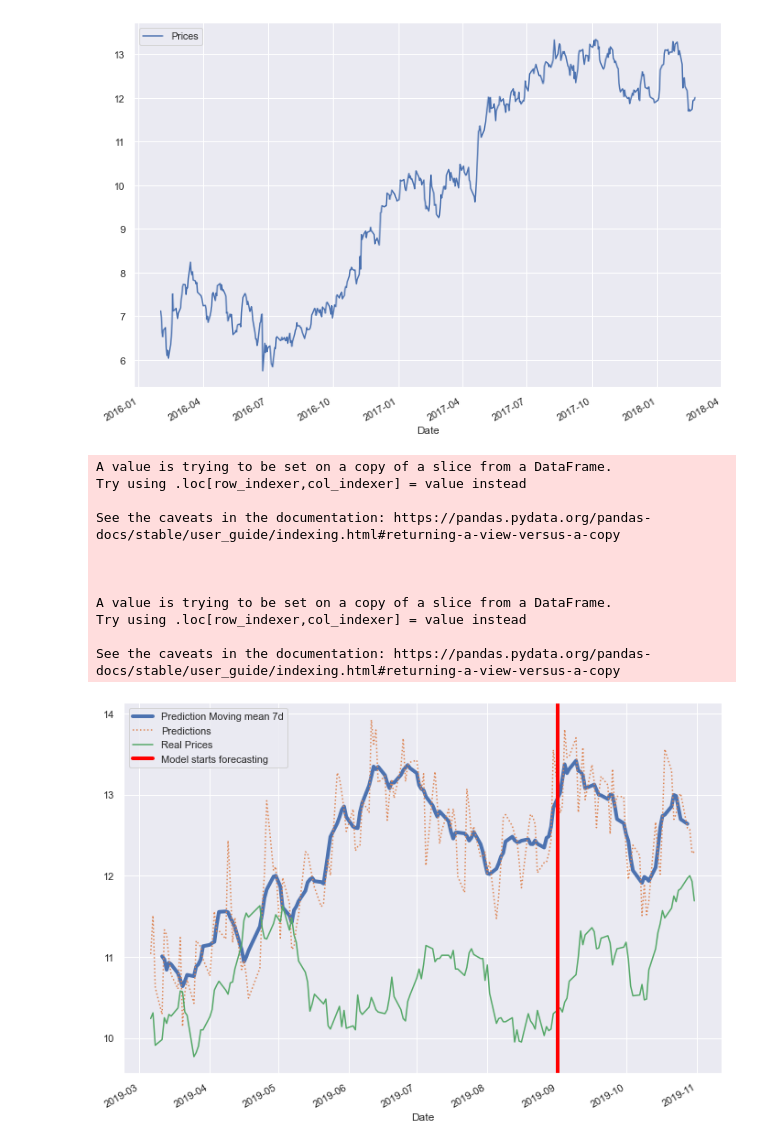
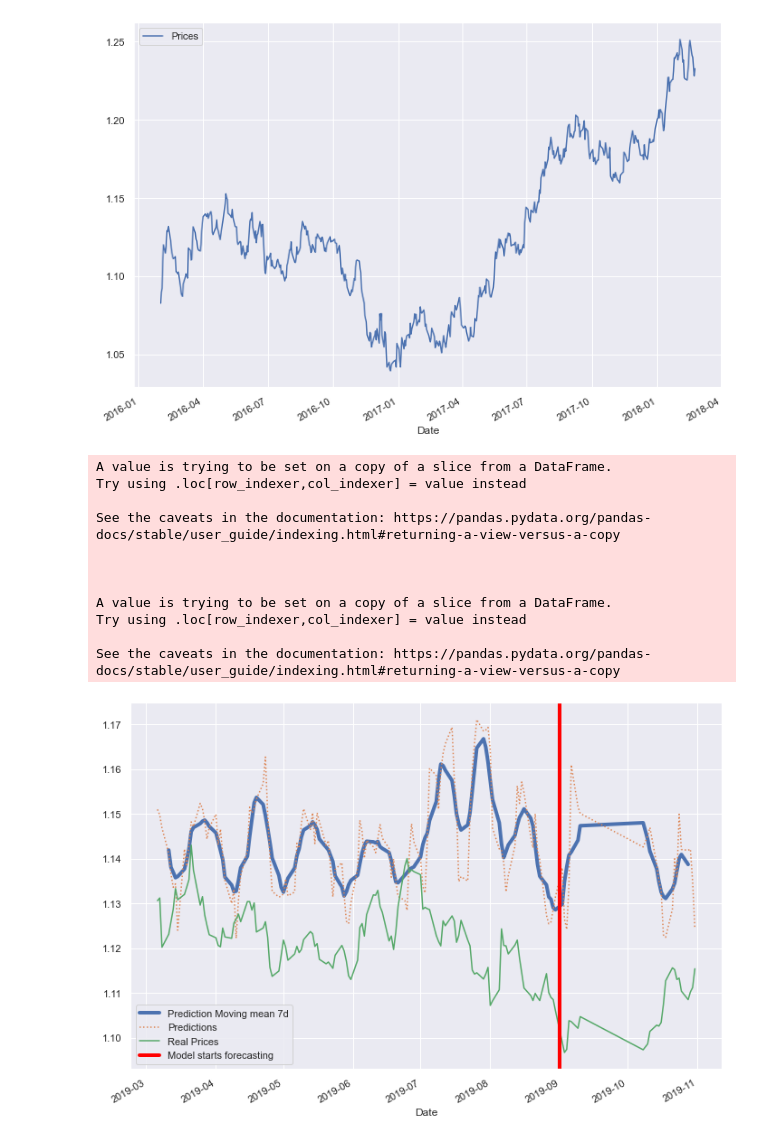
Before and after one commit to igaekus/projet-python-1A, a Jupyter notebook: data_viz.ipynb, the cells around one changed output. Drawn from its saved outputs; the diff is of its cells as text; code cells hidden in the pictures.

```diff
--- a/data_viz.ipynb
+++ b/data_viz.ipynb
@@ -99,7 +99,11 @@ cac40.cours_show()
 [interactive output not drawn]
 # %%
 #Création du dataset pour créer le model :
-stock_ds = stock(name="ACA.PA")
+stock_ds = stock(name="EURUSD=X")
+
+#Résultats plutôt bons pour le crédit Agricole : ACA.PA, pour APPLE : AAPL, étranges pour MSFT, moyens pour AMZN
+
+
 
 """"The only indicators taken into account are, for now :
 Relative Strenght Indicator,
@@ -132,7 +136,7 @@ y_test = y["2019-02":"2019-09"]
 y_train.plot()
 plt.show()
 # %% [output]
-[figure, old version]
+[figure, new version]
 # %%
 
 
@@ -158,33 +162,39 @@ from sklearn.svm import SVR
 model = SVR(kernel="linear")
 model.fit(X_train, np.ravel(y_train))
 y_pred = model.predict(X_test)
 
 """" Same situation, we have to equalize the size of the test datasets"""
 
-if len(y_test)-len(y_pred)>0 : y_test= y_test[:-abs(len(y_test)-len(y_pred))]
-if len(y_test)-len(y_pred)>0 : y_pred= y_pred[:-abs(len(y_test)-len(y_pred))]
+if len(y_test)-len(y_pred)>0 :
+    y_test= y_test[:-abs(len(y_test)-len(y_pred))]
+    if len(y_test)-len(y_pred)!=0 : raise ValueError("L'ajustement ne fonctionne pas, y_test est trop long")
+if len(y_test)-len(y_pred)<0 :
+    y_pred= y_pred[:-abs(len(y_test)-len(y_pred))]
+    if len(y_test)-len(y_pred)!=0 : raise ValueError("L'ajustement ne fonctionne pas, y_pred est trop long")
+
+
 
 """" Plotting the real prices and the predictions to have a visual assession of
 the quality of our model"""
 
 y_test["Predictions"] = y_pred
 y_test["Pred_mean"] = y_test["Predictions"].rolling(window=7, center =True).mean().plot(label="Prediction Moving mean 7d",lw = 4)
 y_test["Predictions"].plot(label = "Predictions", ls = ":")
 y_test["Prices"].plot(label="Real Prices")
 
 plt.axvline(label = "Model starts forecasting" , x=X_end, ymin=0, ymax=190, lw = 4, color = "red")
 plt.legend()
 plt.show()
 # %% [output]
 A value is trying to be set on a copy of a slice from a DataFrame.
 Try using .loc[row_indexer,col_indexer] = value instead
 
 See the caveats in the documentation: https://pandas.pydata.org/pandas-docs/stable/user_guide/indexing.html#returning-a-view-versus-a-copy
 
 
 
 A value is trying to be set on a copy of a slice from a DataFrame.
 Try using .loc[row_indexer,col_indexer] = value instead
 
 See the caveats in the documentation: https://pandas.pydata.org/pandas-docs/stable/user_guide/indexing.html#returning-a-view-versus-a-copy
-[figure, old version]
+[figure, new version]
```
